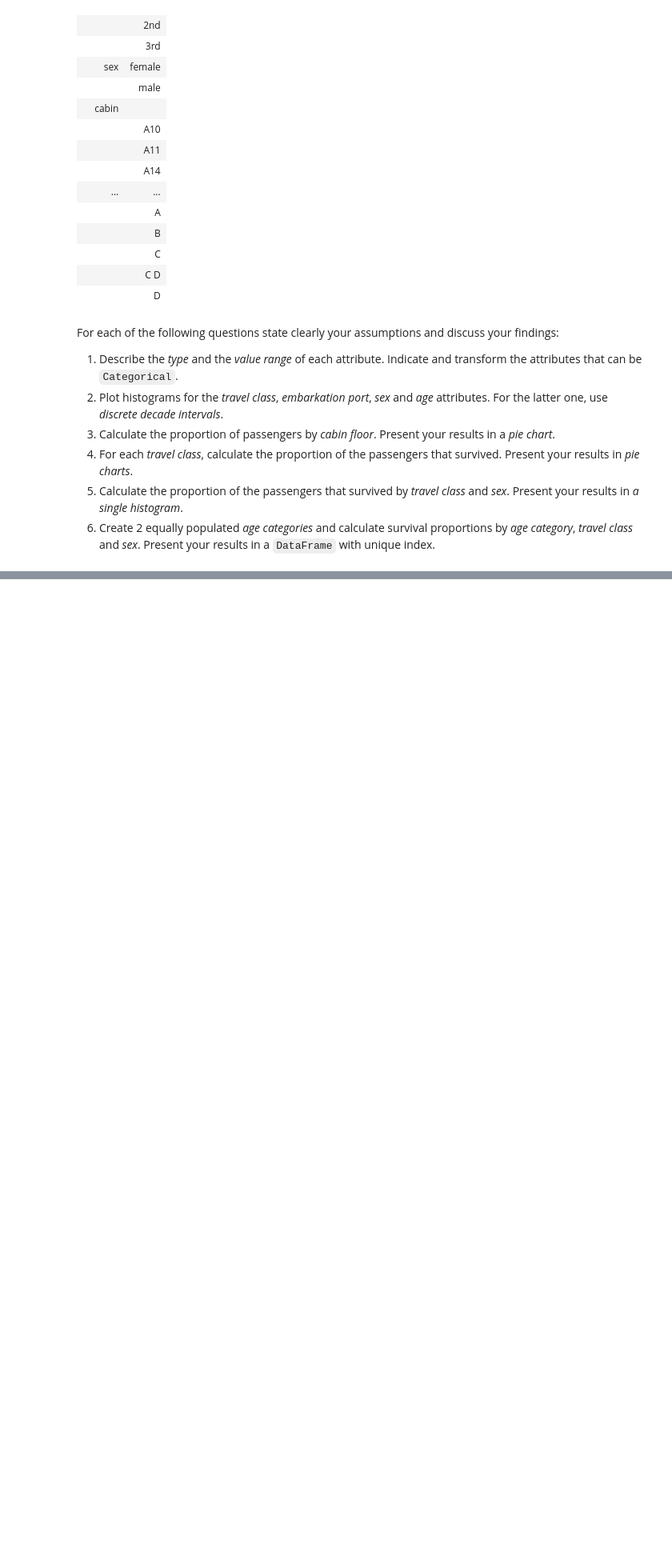
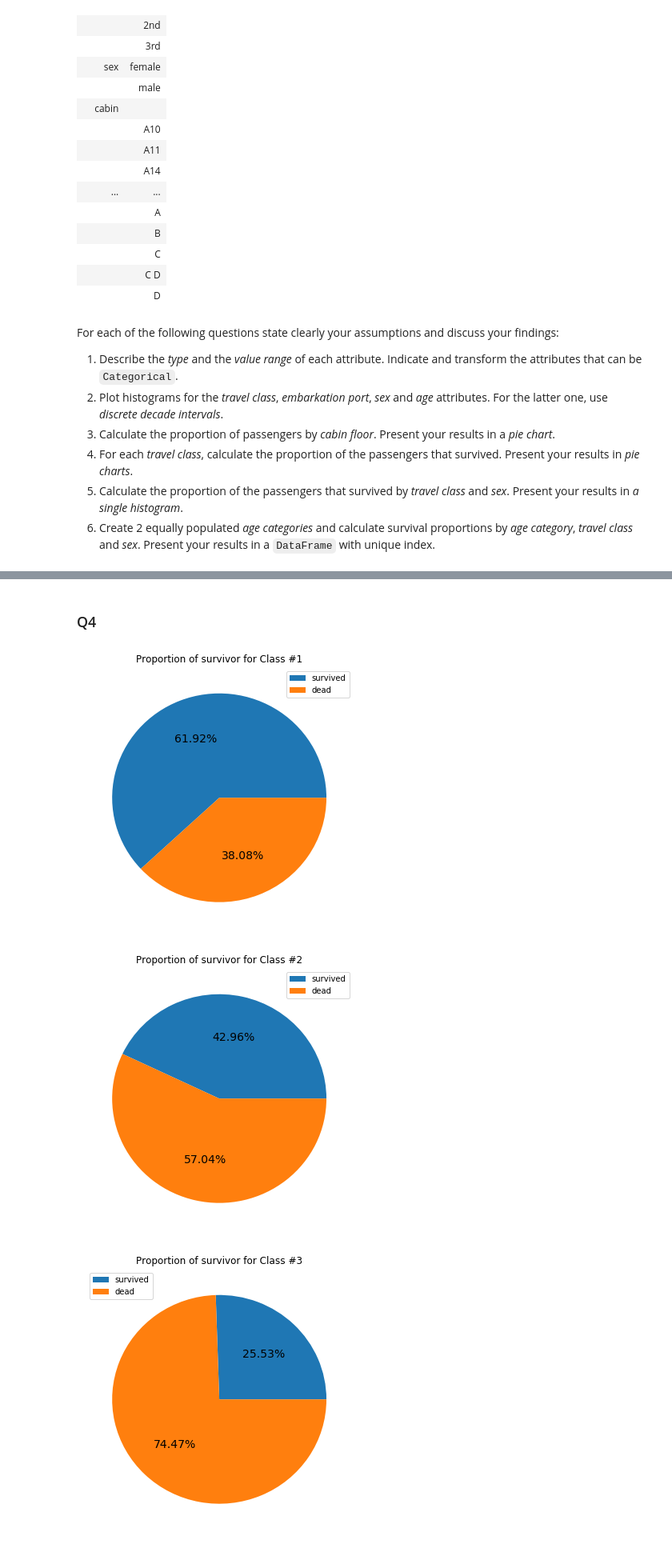
Before and after one commit to raphaelBarman/ADA-dh, a Jupyter notebook: 01 - Pandas and Data Wrangling/Homework 1.ipynb, the cells around one changed output, grey strips where cells are left out. Shown at 80% size. Cells and saved outputs as stored; diff of their text form; code cells hidden in the pictures; blank space fills up the shorter version.

```diff
--- a/01 - Pandas and Data Wrangling/Homework 1.ipynb
+++ b/01 - Pandas and Data Wrangling/Homework 1.ipynb
@@ -224,0 +290,14 @@ df['sex'] = df.sex.astype('category')
+# %% [markdown]
+### Q4
+# %%
+# For each cabin class, we draw a pie
+for title, group in df.groupby(df.pclass):
+    ax = group.survived.value_counts().sort_index(ascending=False)\
+        .plot(kind='pie',title='Proportion of survivor for Class #' + str(title),\
+              labels=None,legend=True,autopct='%.2f%%',fontsize=14, figsize=(6, 6))
+    ax.set_ylabel('')
+    plt.show();
+# %% [output]
+[figure, added]
+[figure, added]
+[figure, added]
```
Also changed, not shown: parts of 12 cells of this notebook.
